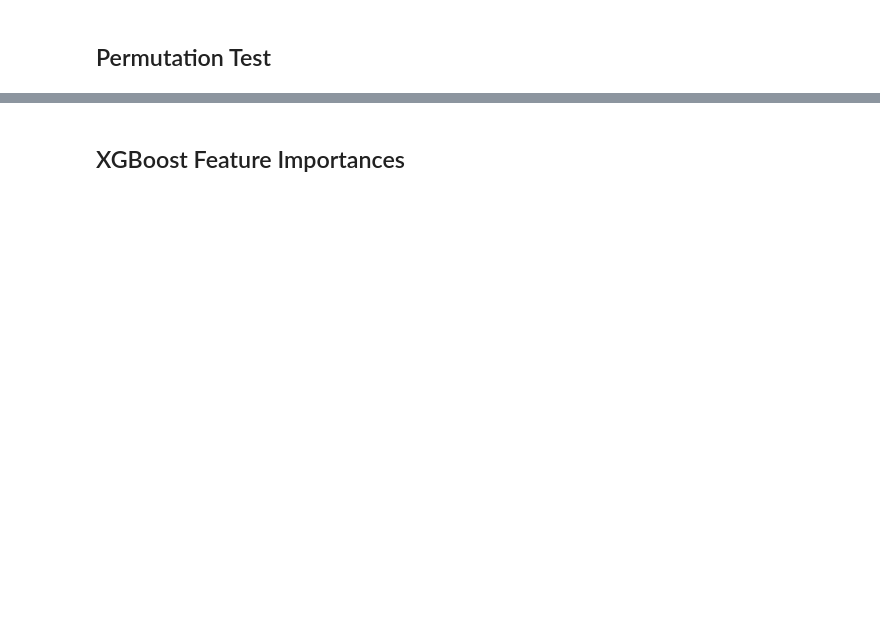
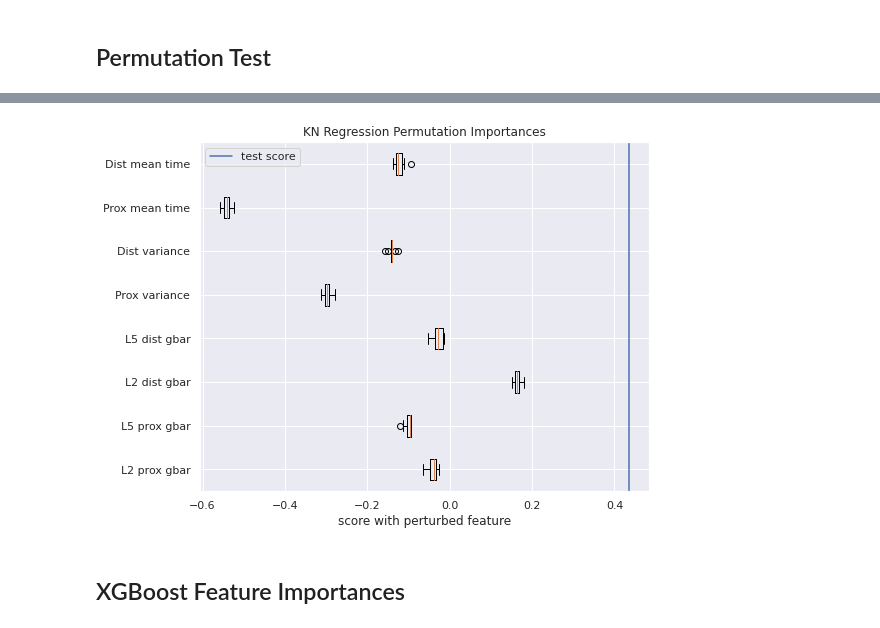
Before and after one commit to ntolley/data1030_project, a Jupyter notebook: src/final_report_global_importance.ipynb, the cells around one changed output, grey strips where cells are left out. Cells and saved outputs as stored; diff of their text form; code cells hidden in the pictures; blank space fills up the shorter version.

```diff
--- a/src/final_report_global_importance.ipynb
+++ b/src/final_report_global_importance.ipynb
@@ -83,5 +109,5 @@ NameError: name 'pd' is not defined
 # %%
-score, test_score = permutation_importance(X_test, y_test, reg, ftr_names)
+scores, test_score = permutation_importance(X_test, y_test, reg, ftr_names)
 # %% [output]
 test score =  0.43412827559666745
 test baseline =  0.0
@@ -95,11 +130,12 @@ shuffling L5 dist gbar
 # %%
-sorted_indcs = np.argsort(np.mean(scores,axis=1))[::-1]
 plt.rcParams.update({'font.size': 14})
 plt.figure(figsize=(8,6))
-plt.boxplot(scores[sorted_indcs].T,labels=ftr_names[sorted_indcs],vert=False)
+plt.boxplot(scores.T,labels=ftr_names,vert=False)
 plt.axvline(test_score,label='test score')
-plt.title("Permutation Importances (test set)")
+plt.title('KN Regression Permutation Importances')
 plt.xlabel('score with perturbed feature')
 plt.legend()
 plt.tight_layout()
-plt.show()
+plt.savefig('../figures/kn_regression_permutation.png')
+# %% [output]
+[figure, added]
```
Also changed, not shown: parts of 9 cells of this notebook, 2 other files.
